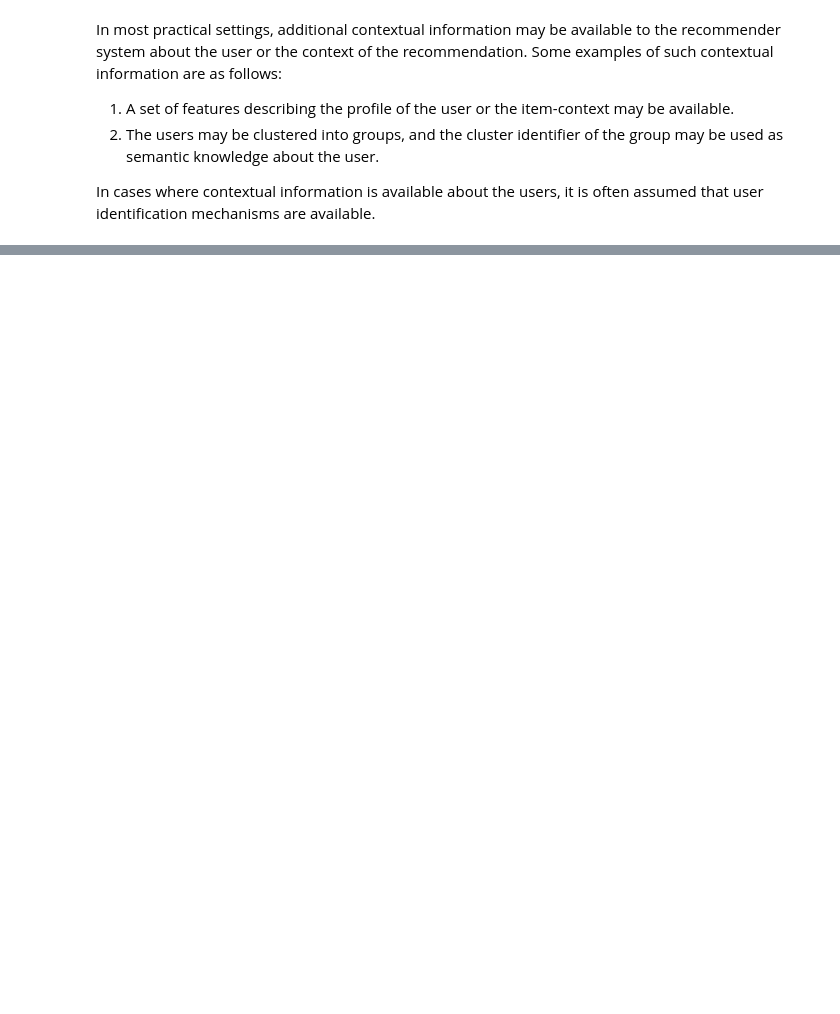
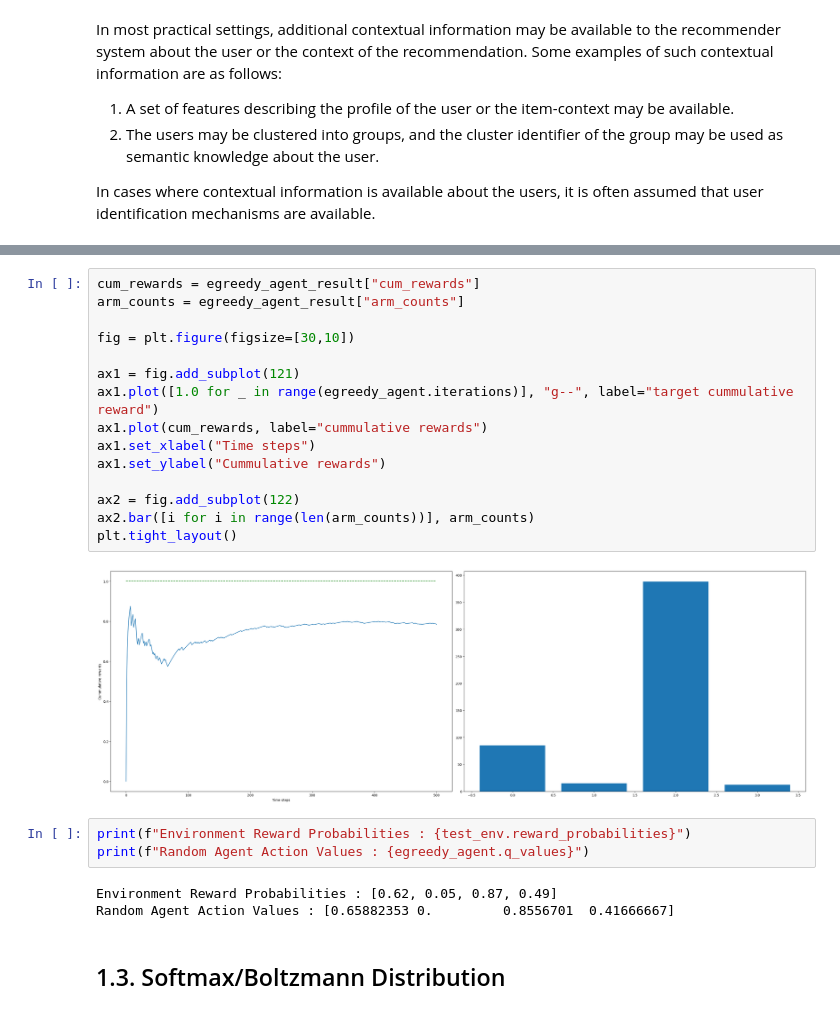
Before and after one commit to ioannismesionis/mab-thompson-sampling, a Jupyter notebook: multi-armed-bandits.ipynb, the cells around one changed output, grey strips where cells are left out. Drawn from its saved outputs; the diff is of its cells as text; blank space fills up the shorter version.

```diff
--- a/multi-armed-bandits.ipynb
+++ b/multi-armed-bandits.ipynb
@@ -18,0 +222,25 @@ In this approach, the gambler plays each machine for a fixed number of trials in
+# %%
+cum_rewards = egreedy_agent_result["cum_rewards"]
+arm_counts = egreedy_agent_result["arm_counts"]
+
+fig = plt.figure(figsize=[30,10])
+
+ax1 = fig.add_subplot(121)
+ax1.plot([1.0 for _ in range(egreedy_agent.iterations)], "g--", label="target cummulative reward")
+ax1.plot(cum_rewards, label="cummulative rewards")
+ax1.set_xlabel("Time steps")
+ax1.set_ylabel("Cummulative rewards")
+
+ax2 = fig.add_subplot(122)
+ax2.bar([i for i in range(len(arm_counts))], arm_counts)
+plt.tight_layout()
+# %% [output]
+[figure, added]
+# %%
+print(f"Environment Reward Probabilities : {test_env.reward_probabilities}")
+print(f"Random Agent Action Values : {egreedy_agent.q_values}")
+# %% [output]
+Environment Reward Probabilities : [0.62, 0.05, 0.87, 0.49]
+Random Agent Action Values : [0.65882353 0.         0.8556701  0.41666667]
+# %% [markdown]
+## 1.3. Softmax/Boltzmann Distribution
```
Also changed, not shown: parts of 29 cells of this notebook, 2 other files.
